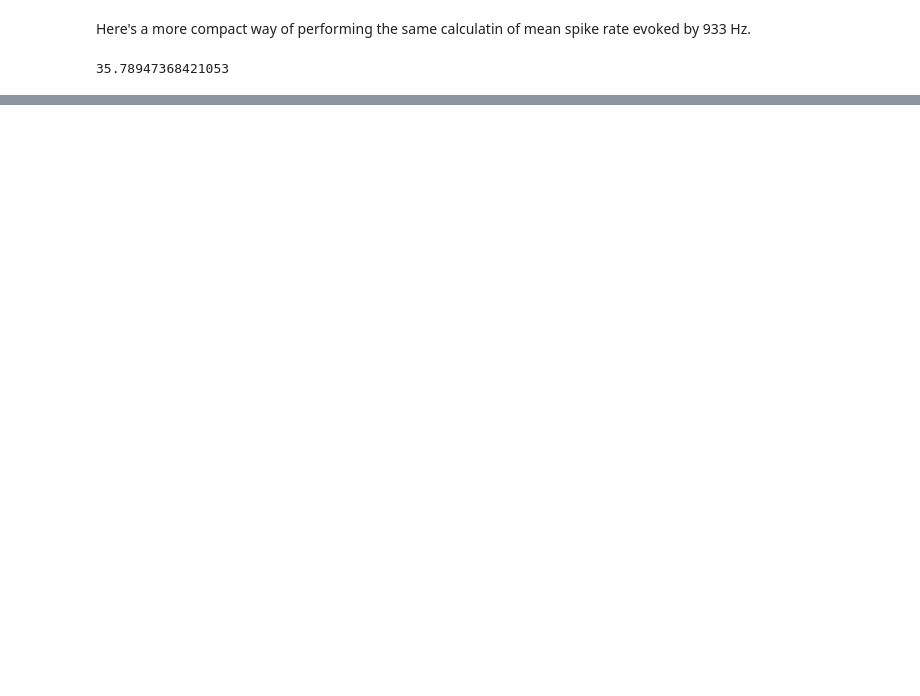
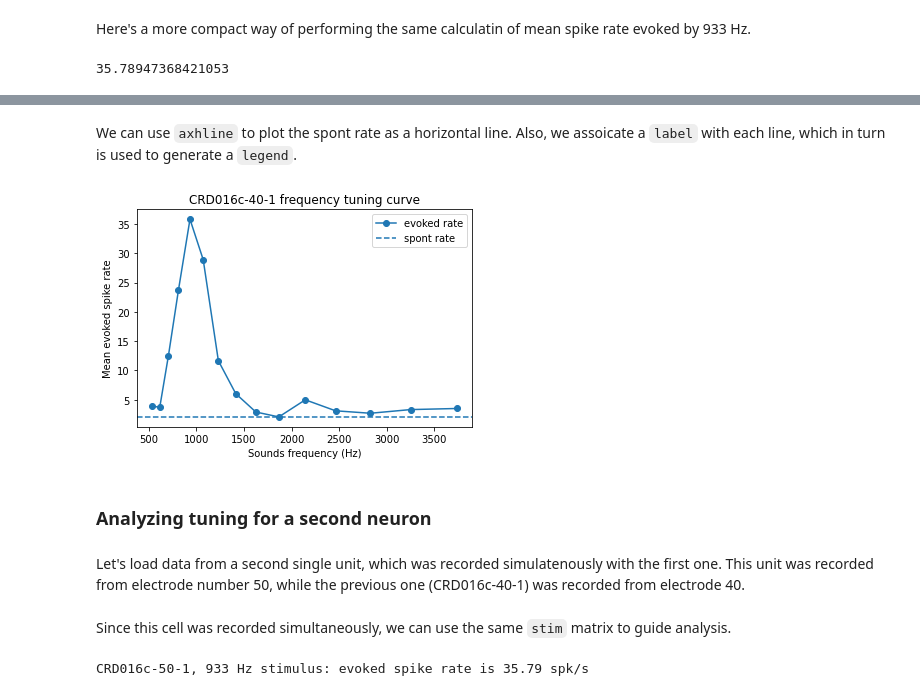
Before and after one commit to svdavid/NEUS642, a Jupyter notebook: notebooks/week2_01-11_numpy/numpy_spikes_base.ipynb, the cells around one changed output, grey strips where cells are left out. Cells and saved outputs as stored; diff of their text form; code cells hidden in the pictures; blank space fills up the shorter version.

```diff
--- a/notebooks/week2_01-11_numpy/numpy_spikes_base.ipynb
+++ b/notebooks/week2_01-11_numpy/numpy_spikes_base.ipynb
@@ -541,11 +636,17 @@ spont_rate = spont_spikes/pre_duration
+# %% [markdown]
+We can use `axhline` to plot the spont rate as a horizontal line. Also, we assoicate a `label` with each line, which in turn is used to generate a `legend`.
 # %%
-plt.plot(spike_rates, label='evoked rate')
-xticks = np.arange(0,len(f_list),2)
-plt.hlines(spont_rate,xticks[0],xticks[-1],linestyles='--', label='spont rate')
-plt.xticks(xticks,f_list[xticks].astype(int))
+plt.plot(f_list, spike_rates, 'o-', label='evoked rate')
+plt.axhline(y=spont_rate, linestyle='--', label='spont rate')
 plt.xlabel('Sounds frequency (Hz)')
 plt.ylabel('Mean evoked spike rate')
-plt.title('Cell 1 tuning')
+plt.title(f'{cell1_label} frequency tuning curve')
 plt.legend();
+# %% [output]
+[figure, added]
+# %% [markdown]
+### Analyzing tuning for a second neuron
+# %% [markdown]
+Let's load data from a second single unit, which was recorded simulatenously with the first one. This unit was recorded from electrode number 50, while the previous one (CRD016c-40-1) was recorded from electrode 40.
 # %%
 spikes2 = np.loadtxt('data/CRD016c-50-1.csv', delimiter=',')
@@ -552,14 +654,15 @@ spikes2 = np.loadtxt('data/CRD016c-50-1.csv', delimiter=',')
+# %% [markdown]
+Since this cell was recorded simultaneously, we can use the same `stim` matrix to guide analysis.
 # %%
-mean_spikes2 = np.zeros_like(f_list)
-for j,f in enumerate(f_list):
-    b = (stim[:,0]==f)
-    start_times = stim[b,1]
-    stop_times = stim[b,2]
+f=933
+b = (stim[:,0]==f)
+start_times = stim[b,1]
+stop_times = stim[b,2]
 
-    spike_counts = np.zeros(len(start_times))
-    for i in range(len(start_times)):
-        spike_counts[i] = np.sum((spikes2>start_times[i]) & (spikes2<stop_times[i]))
-    mean_spikes2[j] = spike_counts.mean()
-    print(f"{f} Hz: {np.round(mean_spikes[j],2)}")
-
-spike_rates2 = mean_spikes2 / stim_duration
+spike_count = 0
+for s,e in zip(start_times,stop_times):
+    spike_count += np.sum((spikes1>s) & (spikes1<=e))
+spike_rate = spike_count / stim_duration / len(start_times)
+print(f"{cell2_label}, {f} Hz stimulus: evoked spike rate is {np.round(spike_rate,2)} spk/s")
+# %% [output]
+CRD016c-50-1, 933 Hz stimulus: evoked spike rate is 35.79 spk/s
```
Also changed, not shown: parts of 111 cells of this notebook, 9 other files.
